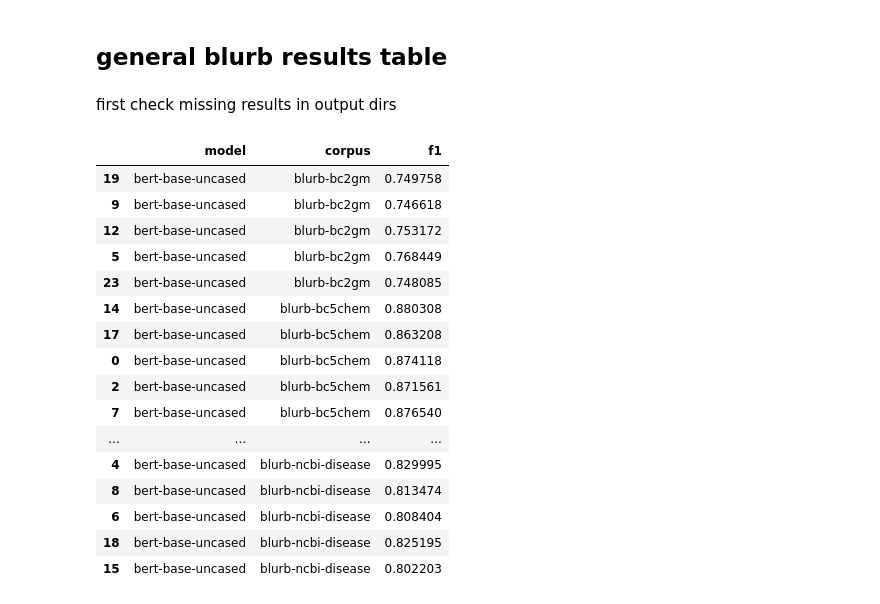
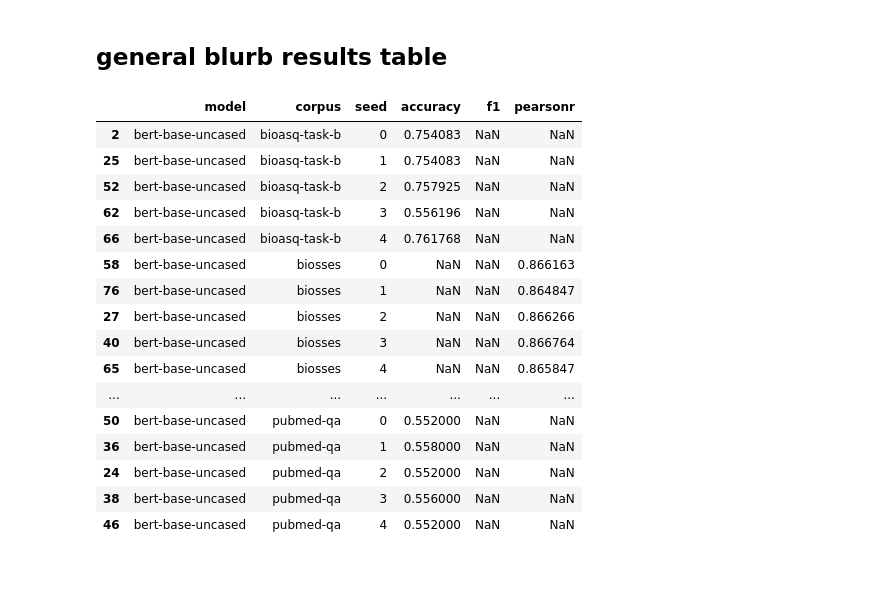
Before and after one commit to mathieulaiking/pretrain-med-data-qual, a Jupyter notebook: evaluation/results.ipynb, the cells around one changed output. Drawn from its saved outputs; the diff is of its cells as text; code cells hidden in the pictures; blank space fills up the shorter version.

```diff
--- a/evaluation/results.ipynb
+++ b/evaluation/results.ipynb
@@ -9,5 +9,3 @@ import pandas as pd
 import numpy as np
 # %% [markdown]
 ## general blurb results table
-# %% [markdown]
-first check missing results in output dirs
@@ -24,31 +15,33 @@ for pred_path in glob.glob("out/*/predict_results.json"):
     if "debug" in pred_path: continue
     metrics_results = json.load(open(pred_path))
     metrics_results = {k.replace("predict_",""):v for k,v in metrics_results.items()}
+
     if "ncbi_disease" in pred_path:
         pred_path = pred_path.replace("ncbi_disease","ncbi-disease")
-
+    if "bert-base" not in pred_path:
+        pred_path = pred_path.replace("_","-",1)
     model, corpus, seed = pred_path.split('/')[-2].split('_')
     config = {"model":model,"corpus":corpus,"seed":int(seed.replace('seed',''))}
     exp_results.append(config|metrics_results)
 # %%
 df = pd.DataFrame(exp_results).sort_values(by=["model","corpus","seed"])
-df = df[["model","corpus","f1"]]
-df
+df = df.drop(columns = ['loss', 'precision','recall', 'runtime', 'samples_per_second', 'steps_per_second','train_mse', 'test_mse'])
+df.head(50)
 # %% [output]
-|  | model | corpus | f1 |
-| 19 | bert-base-uncased | blurb-bc2gm | 0.749758 |
-| 9 | bert-base-uncased | blurb-bc2gm | 0.746618 |
-| 12 | bert-base-uncased | blurb-bc2gm | 0.753172 |
-| 5 | bert-base-uncased | blurb-bc2gm | 0.768449 |
-| 23 | bert-base-uncased | blurb-bc2gm | 0.748085 |
-| 14 | bert-base-uncased | blurb-bc5chem | 0.880308 |
-| 17 | bert-base-uncased | blurb-bc5chem | 0.863208 |
-| 0 | bert-base-uncased | blurb-bc5chem | 0.874118 |
-| 2 | bert-base-uncased | blurb-bc5chem | 0.871561 |
-| 7 | bert-base-uncased | blurb-bc5chem | 0.876540 |
-| ... | ... | ... | ... |
-| 4 | bert-base-uncased | blurb-ncbi-disease | 0.829995 |
-| 8 | bert-base-uncased | blurb-ncbi-disease | 0.813474 |
-| 6 | bert-base-uncased | blurb-ncbi-disease | 0.808404 |
-| 18 | bert-base-uncased | blurb-ncbi-disease | 0.825195 |
-| 15 | bert-base-uncased | blurb-ncbi-disease | 0.802203 |
+|  | model | corpus | seed | accuracy | f1 | pearsonr |
+| 2 | bert-base-uncased | bioasq-task-b | 0 | 0.754083 | NaN | NaN |
+| 25 | bert-base-uncased | bioasq-task-b | 1 | 0.754083 | NaN | NaN |
+| 52 | bert-base-uncased | bioasq-task-b | 2 | 0.757925 | NaN | NaN |
+| 62 | bert-base-uncased | bioasq-task-b | 3 | 0.556196 | NaN | NaN |
+| 66 | bert-base-uncased | bioasq-task-b | 4 | 0.761768 | NaN | NaN |
+| 58 | bert-base-uncased | biosses | 0 | NaN | NaN | 0.866163 |
+| 76 | bert-base-uncased | biosses | 1 | NaN | NaN | 0.864847 |
+| 27 | bert-base-uncased | biosses | 2 | NaN | NaN | 0.866266 |
+| 40 | bert-base-uncased | biosses | 3 | NaN | NaN | 0.866764 |
+| 65 | bert-base-uncased | biosses | 4 | NaN | NaN | 0.865847 |
+| ... | ... | ... | ... | ... | ... | ... |
+| 50 | bert-base-uncased | pubmed-qa | 0 | 0.552000 | NaN | NaN |
+| 36 | bert-base-uncased | pubmed-qa | 1 | 0.558000 | NaN | NaN |
+| 24 | bert-base-uncased | pubmed-qa | 2 | 0.552000 | NaN | NaN |
+| 38 | bert-base-uncased | pubmed-qa | 3 | 0.556000 | NaN | NaN |
+| 46 | bert-base-uncased | pubmed-qa | 4 | 0.552000 | NaN | NaN |
```
Also changed, not shown: parts of 5 cells of this notebook, 2 other files.
